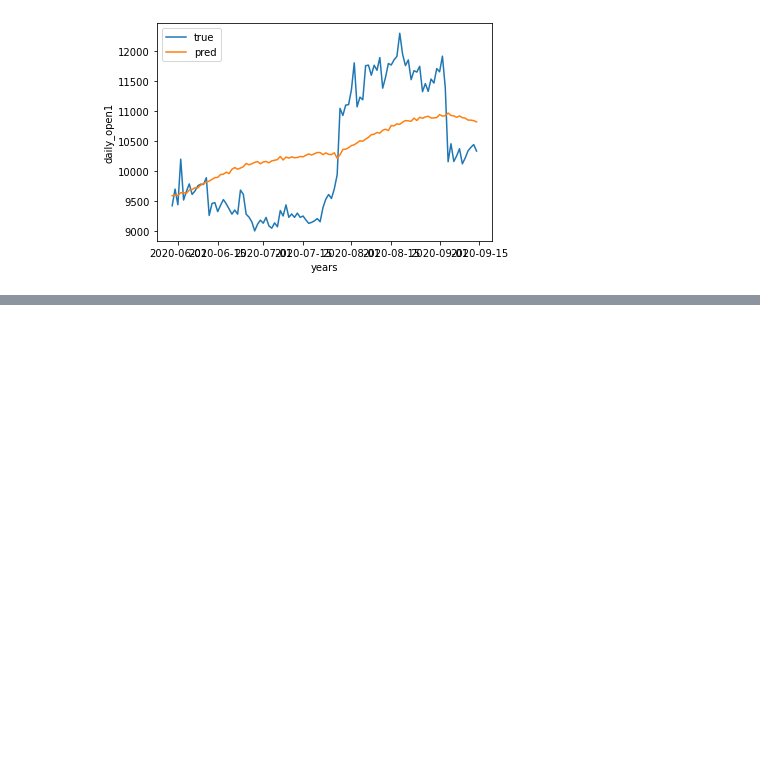
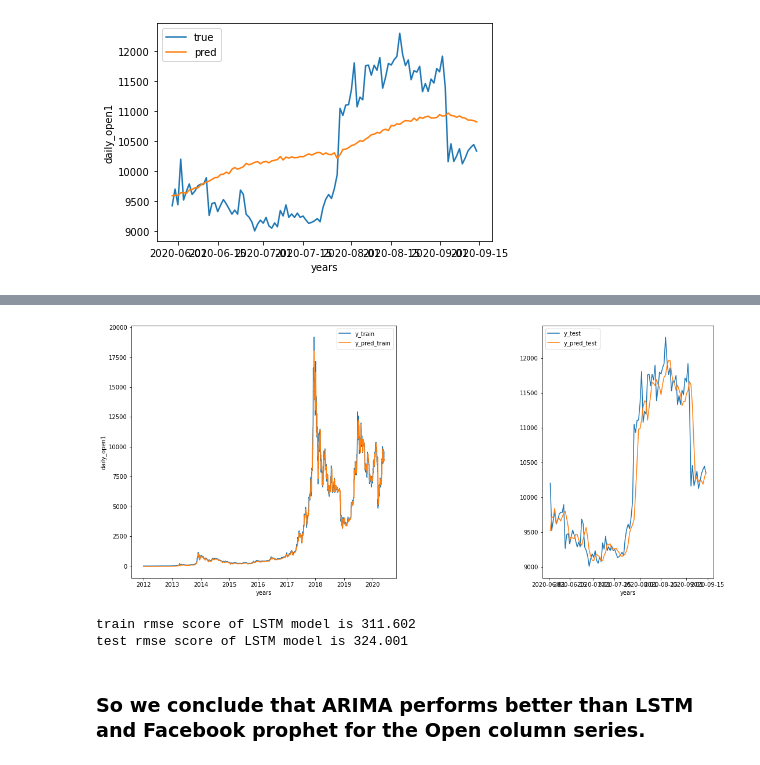
Before and after one commit to HamoyeHQ/05-bitcoin-trading, a Jupyter notebook: Open column time series.ipynb, the cells around one changed output, grey strips where cells are left out. Drawn from its saved outputs; the diff is of its cells as text; code cells hidden in the pictures; blank space fills up the shorter version.

```diff
--- a/Open column time series.ipynb
+++ b/Open column time series.ipynb
@@ -756,0 +860,36 @@ rmse of daily_open_series1 is 810.057
+# %%
+train_forecast = model.predict(X_train) # forcasts the testimg set
+y_pred_train = scaler.inverse_transform(train_forecast) # inverse transform from MinMaxscaler to get the values
+                                                       # of the forecasts back in its original scale
+
+test_forecast = model.predict(X_test) # forcasts the testimg set
+y_pred_test = scaler.inverse_transform(test_forecast) # inverse transform from MinMaxscaler to get the values
+                                                       # of the forecasts back in its original scale
+# %%
+fig = plt.figure(figsize=(18, 8))
+
+a = fig.add_subplot(1, 3, 3)
+plt.plot(daily_open_time_series1.index[-108+n_lags:], scaler.inverse_transform(y_test.reshape(-1, 1)))
+plt.plot(daily_open_time_series1.index[-108+n_lags:], y_pred_test)
+plt.legend(['y_test', 'y_pred_test'])
+plt.xlabel('years')
+
+a = fig.add_subplot(1, 2, 1)
+plt.plot(daily_open_time_series1.index[:-108-n_lags], scaler.inverse_transform(y_train.reshape(-1, 1)))
+plt.plot(daily_open_time_series1.index[:-108-n_lags], y_pred_train)
+plt.legend(['y_train', 'y_pred_train'])
+plt.xlabel('years')
+plt.ylabel('daily_open1')
+plt.show()
+# %% [output]
+[figure, added]
+# %%
+print('train rmse score of LSTM model is {}'.format(round(mse(scaler.inverse_transform(y_train.reshape(-1, 1)), \
+                                                                                y_pred_train, squared=False), 3)))
+print('test rmse score of LSTM model is {}'.format(round(mse(scaler.inverse_transform(y_test.reshape(-1, 1)), \
+                                                                                y_pred_test, squared=False), 3)))
+# %% [output]
+train rmse score of LSTM model is 311.602
+test rmse score of LSTM model is 324.001
+# %% [markdown]
+### So we conclude that ARIMA performs better than LSTM and Facebook prophet for the Open column series.
```
Also changed, not shown: parts of 32 cells of this notebook.
